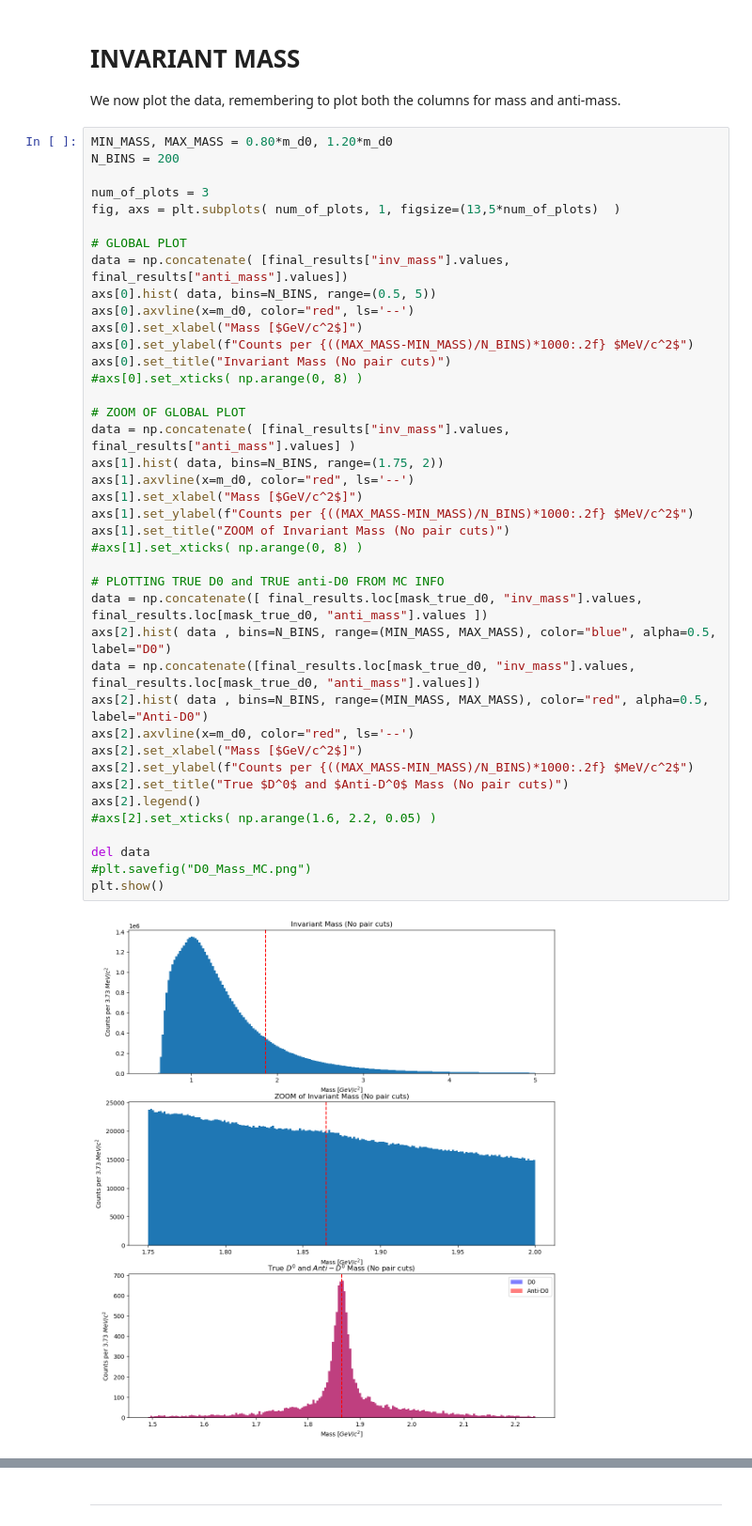
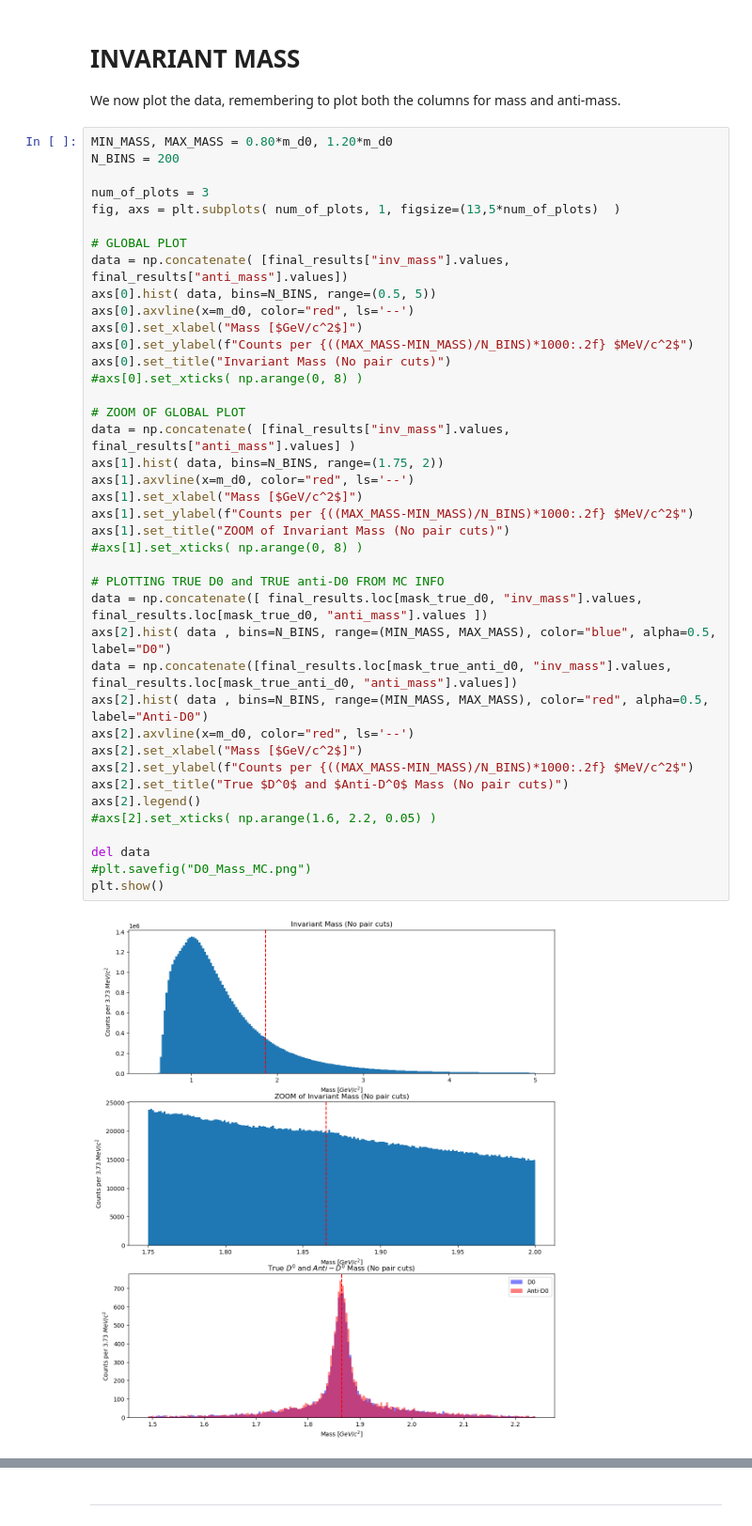
Before and after one commit to LeoPi314/LCPB_Project, a Jupyter notebook: MC_truth_analysis.ipynb, the cells around one changed output, grey strips where cells are left out. Shown at 94% size. Saved outputs shown, nothing was run; the diff lists cells and outputs as text.

Commit message:
corrected the inv mass plot

```diff
--- a/MC_truth_analysis.ipynb
+++ b/MC_truth_analysis.ipynb
@@ -203,34 +203,34 @@ axs[0].hist( data, bins=N_BINS, range=(0.5, 5))
 axs[0].axvline(x=m_d0, color="red", ls='--')
 axs[0].set_xlabel("Mass [$GeV/c^2$]")
 axs[0].set_ylabel(f"Counts per {((MAX_MASS-MIN_MASS)/N_BINS)*1000:.2f} $MeV/c^2$")
 axs[0].set_title("Invariant Mass (No pair cuts)")
 #axs[0].set_xticks( np.arange(0, 8) )
 
 # ZOOM OF GLOBAL PLOT
 data = np.concatenate( [final_results["inv_mass"].values, final_results["anti_mass"].values] )
 axs[1].hist( data, bins=N_BINS, range=(1.75, 2))
 axs[1].axvline(x=m_d0, color="red", ls='--')
 axs[1].set_xlabel("Mass [$GeV/c^2$]")
 axs[1].set_ylabel(f"Counts per {((MAX_MASS-MIN_MASS)/N_BINS)*1000:.2f} $MeV/c^2$")
 axs[1].set_title("ZOOM of Invariant Mass (No pair cuts)")
 #axs[1].set_xticks( np.arange(0, 8) )
 
 # PLOTTING TRUE D0 and TRUE anti-D0 FROM MC INFO
 data = np.concatenate([ final_results.loc[mask_true_d0, "inv_mass"].values, final_results.loc[mask_true_d0, "anti_mass"].values ])
 axs[2].hist( data , bins=N_BINS, range=(MIN_MASS, MAX_MASS), color="blue", alpha=0.5, label="D0")
-data = np.concatenate([final_results.loc[mask_true_d0, "inv_mass"].values, final_results.loc[mask_true_d0, "anti_mass"].values])
+data = np.concatenate([final_results.loc[mask_true_anti_d0, "inv_mass"].values, final_results.loc[mask_true_anti_d0, "anti_mass"].values])
 axs[2].hist( data , bins=N_BINS, range=(MIN_MASS, MAX_MASS), color="red", alpha=0.5, label="Anti-D0")
 axs[2].axvline(x=m_d0, color="red", ls='--')
 axs[2].set_xlabel("Mass [$GeV/c^2$]")
 axs[2].set_ylabel(f"Counts per {((MAX_MASS-MIN_MASS)/N_BINS)*1000:.2f} $MeV/c^2$")
 axs[2].set_title("True $D^0$ and $Anti-D^0$ Mass (No pair cuts)")
 axs[2].legend()
 #axs[2].set_xticks( np.arange(1.6, 2.2, 0.05) )
 
 del data
 #plt.savefig("D0_Mass_MC.png")
 plt.show()
 # %% [output]
-[figure, old version]
+[figure, new version]
 # %% [markdown]
 From the plot above we can see that the width of the mass peak is around $1.80-1.93$ $MeV/c^2$. So during the search for the $D_0$ in real data we can focus in this interval.
```
Also changed, not shown: parts of 1 cell of this notebook.
